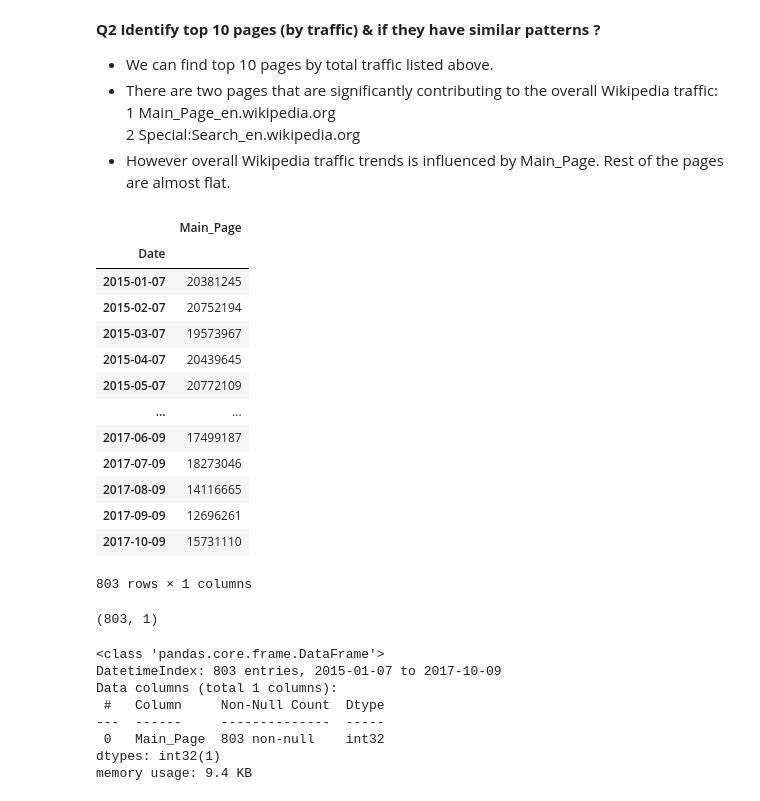
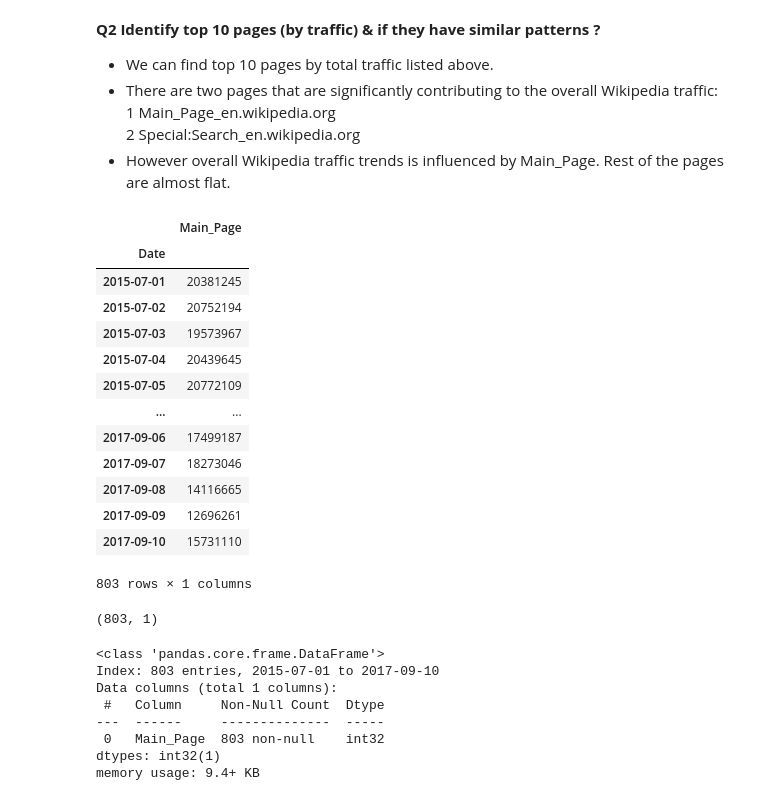
Before and after one commit to prasannakr/Web_Traffic_Forecast, a Jupyter notebook: Web_Traffic_Forecast.ipynb, the cells around one changed output. Cells and saved outputs as stored; diff of their text form; code cells hidden in the pictures.

```diff
--- a/Web_Traffic_Forecast.ipynb
+++ b/Web_Traffic_Forecast.ipynb
@@ -241,27 +248,27 @@ func_graph("Page", Page_col)
 # %%
 train = df_modified[df_modified['Page'] == 'Main_Page_en.wikipedia.org_all-access_all-agents']
 train = train.iloc[:,5:808].T
 
-train.index = pd.to_datetime(train.index)
+train.index = pd.to_datetime(train.index, format = '%d-%m-%Y').strftime('%Y-%m-%d')
 train.index.names=['Date']
 train.columns = ['Main_Page']
 train = train.astype(int)
 
 train
 # %% [output]
 |  | Main_Page |
 | Date |  |
-| 2015-01-07 | 20381245 |
-| 2015-02-07 | 20752194 |
-| 2015-03-07 | 19573967 |
-| 2015-04-07 | 20439645 |
-| 2015-05-07 | 20772109 |
+| 2015-07-01 | 20381245 |
+| 2015-07-02 | 20752194 |
+| 2015-07-03 | 19573967 |
+| 2015-07-04 | 20439645 |
+| 2015-07-05 | 20772109 |
 | ... | ... |
-| 2017-06-09 | 17499187 |
-| 2017-07-09 | 18273046 |
-| 2017-08-09 | 14116665 |
+| 2017-09-06 | 17499187 |
+| 2017-09-07 | 18273046 |
+| 2017-09-08 | 14116665 |
 | 2017-09-09 | 12696261 |
-| 2017-10-09 | 15731110 |
+| 2017-09-10 | 15731110 |
 803 rows × 1 columns
 # %%
 train.shape
@@ -271,10 +278,10 @@ train.shape
 train.info()
 # %% [output]
 <class 'pandas.core.frame.DataFrame'>
-DatetimeIndex: 803 entries, 2015-01-07 to 2017-10-09
+Index: 803 entries, 2015-07-01 to 2017-09-10
 Data columns (total 1 columns):
  #   Column     Non-Null Count  Dtype
 ---  ------     --------------  -----
  0   Main_Page  803 non-null    int32
 dtypes: int32(1)
-memory usage: 9.4 KB
+memory usage: 9.4+ KB
```
Also changed, not shown: parts of 23 cells of this notebook.
